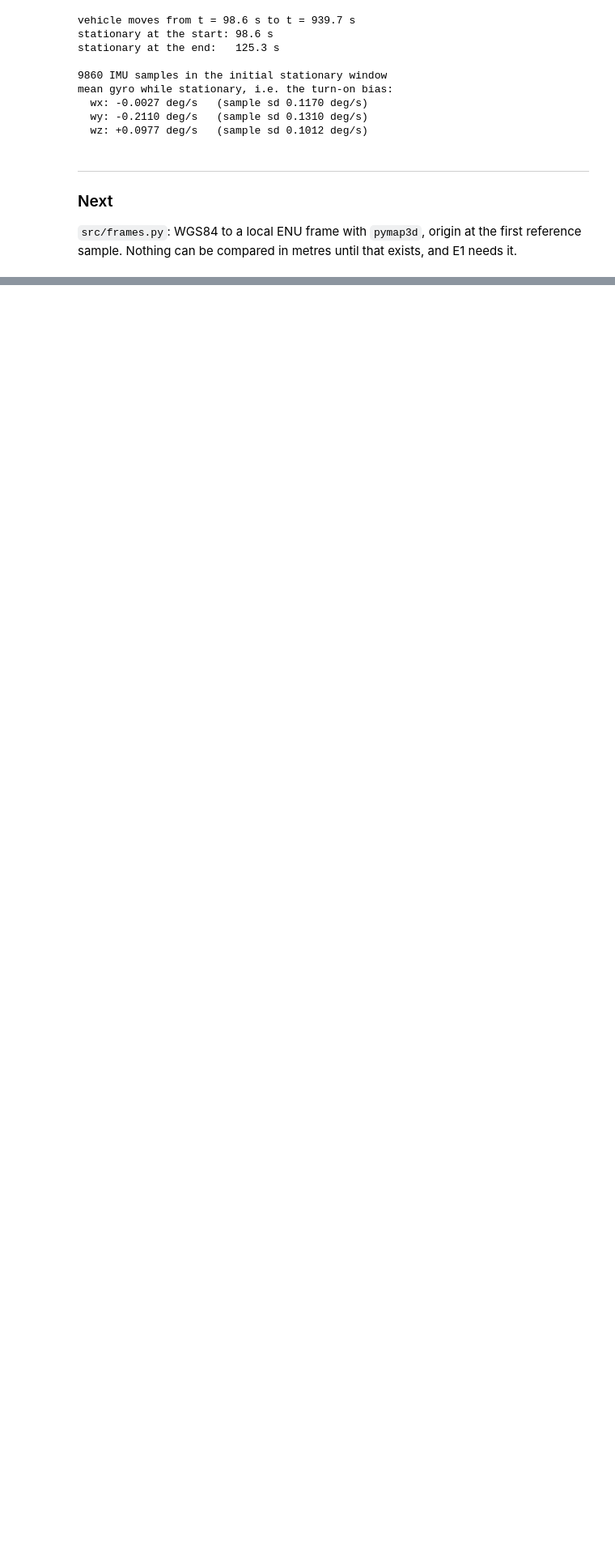
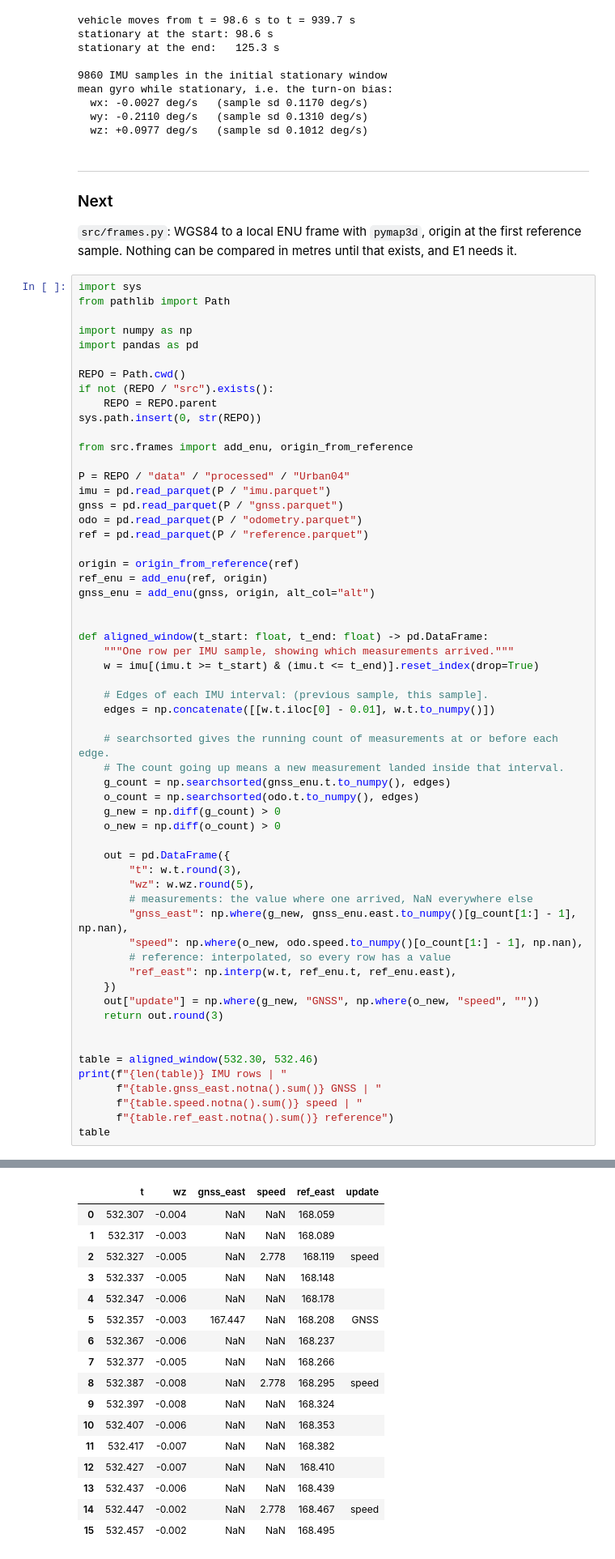
Before and after one commit to xyzhang8/imu-gnss-localization, a Jupyter notebook: notebooks/03_test_data_loader.ipynb, the cells around one changed output, grey strips where cells are left out. Shown at 81% size. Saved outputs shown, nothing was run; the diff lists cells and outputs as text; blank space fills up the shorter version.

```diff
--- a/notebooks/03_test_data_loader.ipynb
+++ b/notebooks/03_test_data_loader.ipynb
@@ -265,3 +267,62 @@ mean gyro while stationary, i.e. the turn-on bias:
 ### Next
 
 `src/frames.py`: WGS84 to a local ENU frame with `pymap3d`, origin at the first reference sample. Nothing can be compared in metres until that exists, and E1 needs it.
+# %%
+import sys
+from pathlib import Path
+
+import numpy as np
+import pandas as pd
+
+REPO = Path.cwd()
+if not (REPO / "src").exists():
+    REPO = REPO.parent
+sys.path.insert(0, str(REPO))
+
+from src.frames import add_enu, origin_from_reference
+
+P = REPO / "data" / "processed" / "Urban04"
+imu = pd.read_parquet(P / "imu.parquet")
+gnss = pd.read_parquet(P / "gnss.parquet")
+odo = pd.read_parquet(P / "odometry.parquet")
+ref = pd.read_parquet(P / "reference.parquet")
+
+origin = origin_from_reference(ref)
+ref_enu = add_enu(ref, origin)
+gnss_enu = add_enu(gnss, origin, alt_col="alt")
+
+
+def aligned_window(t_start: float, t_end: float) -> pd.DataFrame:
+    """One row per IMU sample, showing which measurements arrived."""
+    w = imu[(imu.t >= t_start) & (imu.t <= t_end)].reset_index(drop=True)
+
+    # Edges of each IMU interval: (previous sample, this sample].
+    edges = np.concatenate([[w.t.iloc[0] - 0.01], w.t.to_numpy()])
+
+    # searchsorted gives the running count of measurements at or before each edge.
+    # The count going up means a new measurement landed inside that interval.
+    g_count = np.searchsorted(gnss_enu.t.to_numpy(), edges)
+    o_count = np.searchsorted(odo.t.to_numpy(), edges)
+    g_new = np.diff(g_count) > 0
+    o_new = np.diff(o_count) > 0
+
+    out = pd.DataFrame({
+        "t": w.t.round(3),
+        "wz": w.wz.round(5),
+        # measurements: the value where one arrived, NaN everywhere else
+        "gnss_east": np.where(g_new, gnss_enu.east.to_numpy()[g_count[1:] - 1], np.nan),
+        "speed": np.where(o_new, odo.speed.to_numpy()[o_count[1:] - 1], np.nan),
+        # reference: interpolated, so every row has a value
+        "ref_east": np.interp(w.t, ref_enu.t, ref_enu.east),
+    })
+    out["update"] = np.where(g_new, "GNSS", np.where(o_new, "speed", ""))
+    return out.round(3)
+
+
+table = aligned_window(532.30, 532.46)
+print(f"{len(table)} IMU rows | "
+      f"{table.gnss_east.notna().sum()} GNSS | "
+      f"{table.speed.notna().sum()} speed | "
+      f"{table.ref_east.notna().sum()} reference")
+table
+# %% [output]
@@ -267,0 +330,17 @@ mean gyro while stationary, i.e. the turn-on bias:
+|  | t | wz | gnss_east | speed | ref_east | update |
+| 0 | 532.307 | -0.004 | NaN | NaN | 168.059 |  |
+| 1 | 532.317 | -0.003 | NaN | NaN | 168.089 |  |
+| 2 | 532.327 | -0.005 | NaN | 2.778 | 168.119 | speed |
+| 3 | 532.337 | -0.005 | NaN | NaN | 168.148 |  |
+| 4 | 532.347 | -0.006 | NaN | NaN | 168.178 |  |
+| 5 | 532.357 | -0.003 | 167.447 | NaN | 168.208 | GNSS |
+| 6 | 532.367 | -0.006 | NaN | NaN | 168.237 |  |
+| 7 | 532.377 | -0.005 | NaN | NaN | 168.266 |  |
+| 8 | 532.387 | -0.008 | NaN | 2.778 | 168.295 | speed |
+| 9 | 532.397 | -0.008 | NaN | NaN | 168.324 |  |
+| 10 | 532.407 | -0.006 | NaN | NaN | 168.353 |  |
+| 11 | 532.417 | -0.007 | NaN | NaN | 168.382 |  |
+| 12 | 532.427 | -0.007 | NaN | NaN | 168.410 |  |
+| 13 | 532.437 | -0.006 | NaN | NaN | 168.439 |  |
+| 14 | 532.447 | -0.002 | NaN | 2.778 | 168.467 | speed |
+| 15 | 532.457 | -0.002 | NaN | NaN | 168.495 |  |
```
Also changed, not shown: parts of 2 cells of this notebook, 2 other files.
